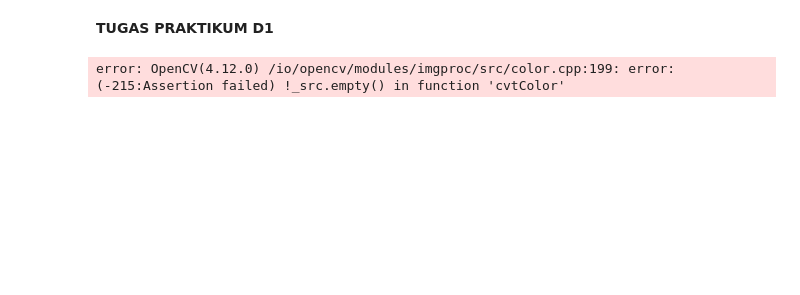
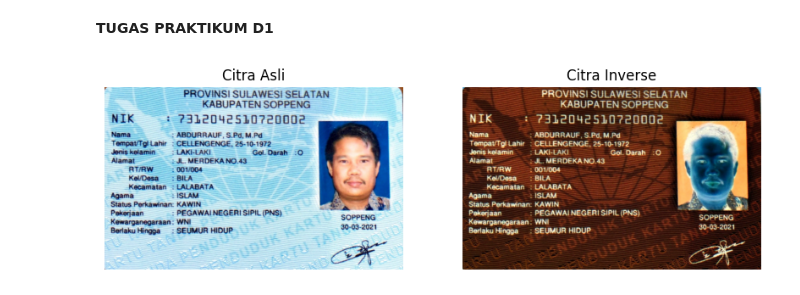
Before and after one commit to abdullatifm1127/PCVK_GANJIL_2025, a Jupyter notebook: Week3.ipynb, the cells around one changed output. Drawn from its saved outputs; the diff is of its cells as text; code cells hidden in the pictures; blank space fills up the shorter version.

```diff
--- a/Week3.ipynb
+++ b/Week3.ipynb
@@ -46,27 +40,28 @@ Masukkan nilai kecerahan: 50
 **TUGAS PRAKTIKUM D1**
 # %%
 import cv2
-import numpy as np
 import matplotlib.pyplot as plt
 
-original = cv2.imread('/content/drive/MyDrive/Tugas PCVK/KTP7.jpeg')
+img_path = "/content/drive/MyDrive/Tugas PCVK/KTP.jpeg"
 
-original_rgb = cv2.cvtColor(original, cv2.COLOR_BGR2RGB)
+image = cv2.imread(img_path)
 
-inverse_img = 255 - original_rgb
+image_rgb = cv2.cvtColor(image, cv2.COLOR_BGR2RGB)
 
-plt.figure(figsize=(12,6))
+inverse_img = 255 - image_rgb
+
+plt.figure(figsize=(10,5))
 
 plt.subplot(1,2,1)
+plt.imshow(image_rgb)
 plt.title("Citra Asli")
-plt.imshow(original_rgb)
 plt.axis("off")
 
 plt.subplot(1,2,2)
+plt.imshow(inverse_img)
 plt.title("Citra Inverse")
-plt.imshow(inverse_img)
 plt.axis("off")
 
 plt.show()
 # %% [output]
-error: OpenCV(4.12.0) /io/opencv/modules/imgproc/src/color.cpp:199: error: (-215:Assertion failed) !_src.empty() in function 'cvtColor'
+[figure, added]
```
Also changed, not shown: parts of 4 cells of this notebook.
